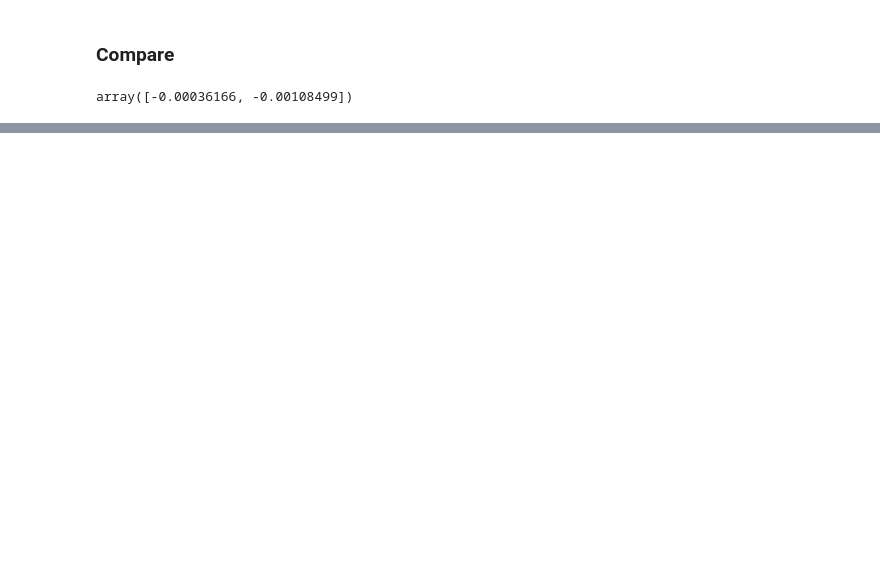
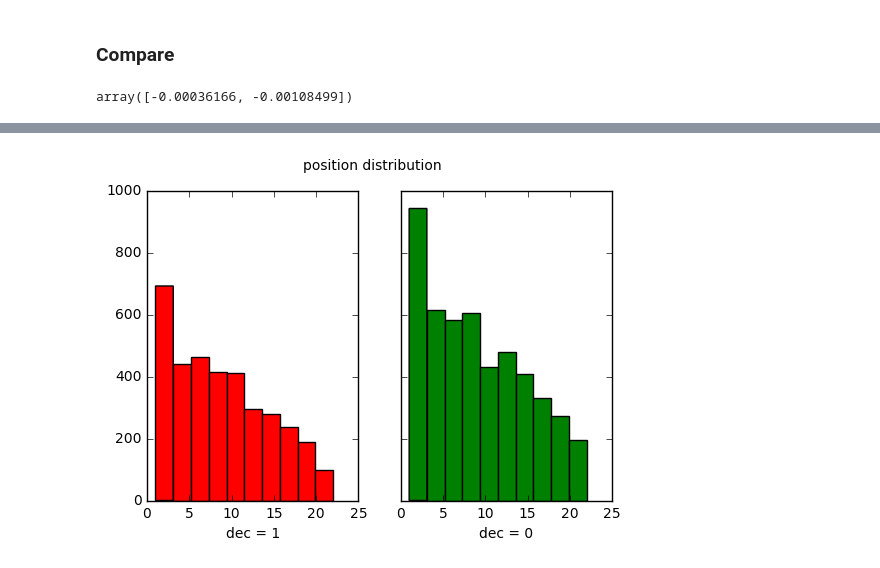
Before and after one commit to Lee-W/speed-date-analysis, a Jupyter notebook: speed-date-analysis.ipynb, the cells around one changed output, grey strips where cells are left out. Cells and saved outputs as stored; diff of their text form; code cells hidden in the pictures; blank space fills up the shorter version.

```diff
--- a/speed-date-analysis.ipynb
+++ b/speed-date-analysis.ipynb
@@ -535,0 +631,16 @@ array([-0.00036166, -0.00108499])
+# %%
+vis_df = deepcopy(baseline_df)
+# %%
+col_seq, knn_accs, dt_accs = list(), list(), list()
+
+
+for col in vis_df.columns:
+    if col in ['match', 'dec']:
+        continue
+
+    df_drop_col = vis_df.drop(col, axis=1)
+    data = split_df(df_drop_col)
+
+    col_seq.append(col)
+    knn_accs.append(knn_with_sklearn(*data))
+    dt_accs.append(dt_with_sklearn(*data))
@@ -535,0 +742,14 @@ array([-0.00036166, -0.00108499])
+# %%
+def visulize_single_feature(df, col, default_na=0):
+    visual_df = df.fillna(0)
+    f, (ax1, ax2) = plt.subplots(1, 2, sharey=True)
+    f.suptitle('{col_name} distribution'.format(col_name=col))
+    ax1.hist(visual_df[visual_df.dec == 1][col], color='red')
+    ax1.set_xlabel('dec = 1')
+    ax2.hist(visual_df[visual_df.dec == 0][col], color='green')
+    ax2.set_xlabel('dec = 0')
+    plt.show(f)
+# %%
+visulize_single_feature(vis_df, 'position')
+# %% [output]
+[figure, added]
```
Also changed, not shown: parts of 25 cells of this notebook.
